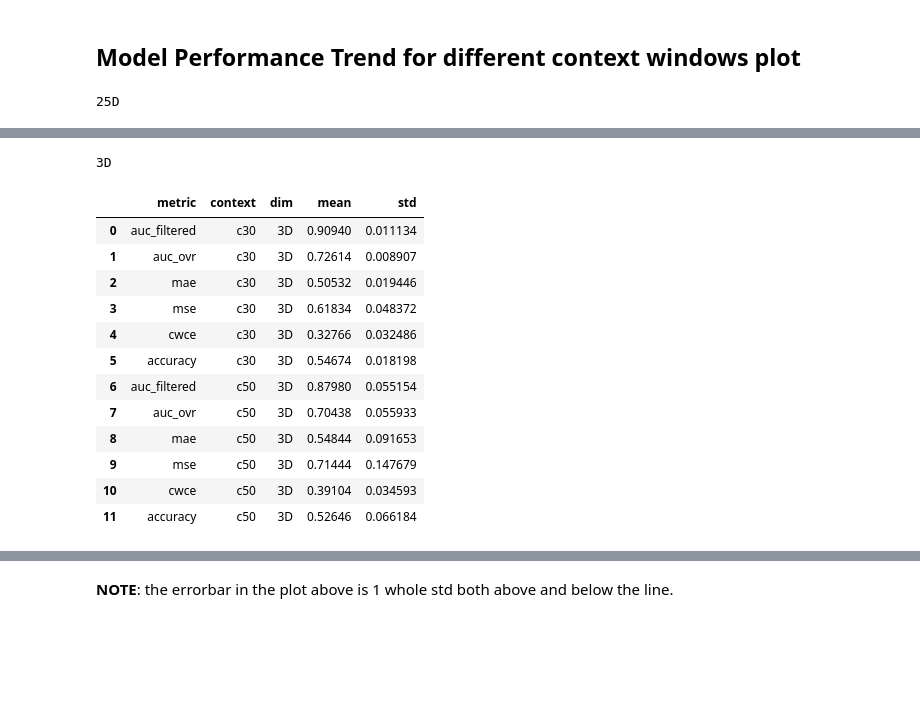
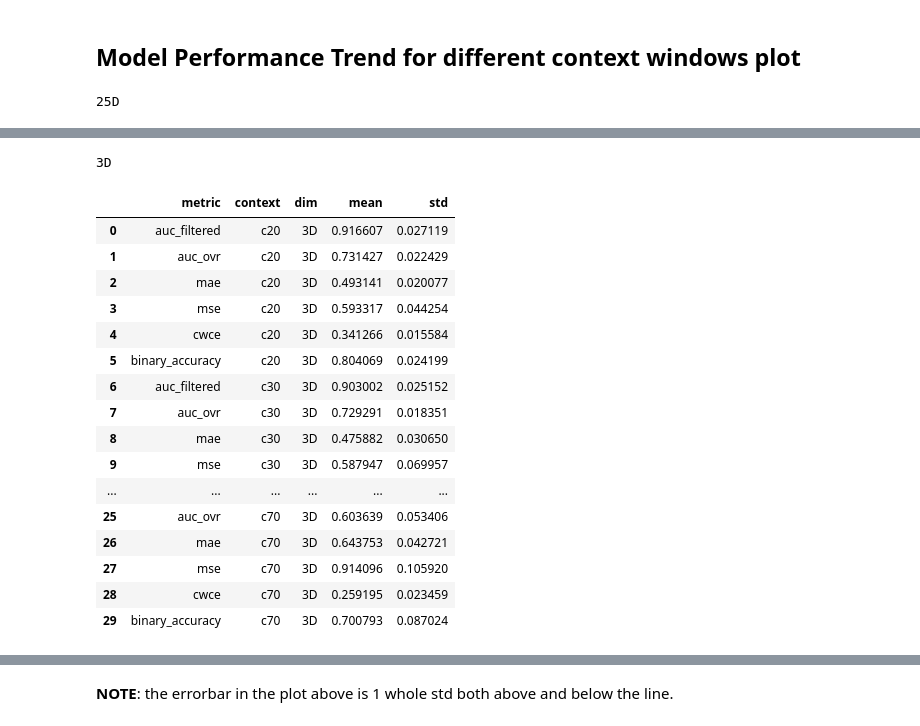
Before and after one commit to maxADeVisser/master_thesis, a Jupyter notebook: report/plots.ipynb, the cells around one changed output, grey strips where cells are left out. Cells and saved outputs as stored; diff of their text form; code cells hidden in the pictures; blank space fills up the shorter version.

```diff
--- a/report/plots.ipynb
+++ b/report/plots.ipynb
@@ -140,23 +140,26 @@ def get_results_df(experiment_ids: list[str]) -> pd.DataFrame:
             "mae": [],
             "mse": [],
             "cwce": [],
-            "accuracy": [],
+            "binary_accuracy": [],
         }
         for fold in results[exp]["fold_results"]:
-            # choosen_loss =  # fold["best_loss"] # TODO use the metrics for the best loss
-            val_auc_filtered = fold["val_AUC_filtered"][-1]
-            val_auc_ovr = fold["val_AUC_ovr"][-1]
-            val_mae = fold["val_maes"][-1]
-            val_mse = fold["val_mses"][-1]
-            val_cwce = fold["val_cwces"][-1]
-            val_accuracy = fold["val_accuracies"][-1]
+            # TODO use the metrics for the best loss
+            best_loss_epoch = fold["best_loss_epoch"] - 1 # saved as 1-indexed
+            # best_loss_epoch = -1 # use the last epoch
+
+            val_auc_filtered = fold["val_AUC_filtered"][best_loss_epoch]
+            val_auc_ovr = fold["val_AUC_ovr"][best_loss_epoch]
+            val_mae = fold["val_maes"][best_loss_epoch]
+            val_mse = fold["val_mses"][best_loss_epoch]
+            val_cwce = fold["val_cwces"][best_loss_epoch]
+            val_accuracy = fold["val_binary_accuracies"][best_loss_epoch]
 
             all_fold_results["auc_filtered"].append(val_auc_filtered)
             all_fold_results["auc_ovr"].append(val_auc_ovr)
             all_fold_results["mae"].append(val_mae)
             all_fold_results["mse"].append(val_mse)
             all_fold_results["cwce"].append(val_cwce)
-            all_fold_results["accuracy"].append(val_accuracy)
+            all_fold_results["binary_accuracy"].append(val_accuracy)
 
         agg_results = {}
         for k, v in all_fold_results.items():
@@ -177,8 +180,12 @@ experiments_25D = [
     "c70_25D_2411_1705",
 ]
 experiments_3D = [
-    "c30_3D_1711_1513",
-    "c50_3D_1711_2149",
+    "c20_3D_2511_0013",
+    "c30_3D_2411_1947",
+    "c40_3D_2511_1536",
+    "c50_3D_2411_1831",
+    # "c60_3D_2511_2027",
+    "c70_3D_2411_1824",
 ]
 
 agg_results_25D = get_results_df(experiments_25D)
@@ -209,16 +216,20 @@ display(agg_results_3D)
 3D
 |  | metric | context | dim | mean | std |
-| 0 | auc_filtered | c30 | 3D | 0.90940 | 0.011134 |
-| 1 | auc_ovr | c30 | 3D | 0.72614 | 0.008907 |
-| 2 | mae | c30 | 3D | 0.50532 | 0.019446 |
-| 3 | mse | c30 | 3D | 0.61834 | 0.048372 |
-| 4 | cwce | c30 | 3D | 0.32766 | 0.032486 |
-| 5 | accuracy | c30 | 3D | 0.54674 | 0.018198 |
-| 6 | auc_filtered | c50 | 3D | 0.87980 | 0.055154 |
-| 7 | auc_ovr | c50 | 3D | 0.70438 | 0.055933 |
-| 8 | mae | c50 | 3D | 0.54844 | 0.091653 |
-| 9 | mse | c50 | 3D | 0.71444 | 0.147679 |
-| 10 | cwce | c50 | 3D | 0.39104 | 0.034593 |
-| 11 | accuracy | c50 | 3D | 0.52646 | 0.066184 |
+| 0 | auc_filtered | c20 | 3D | 0.916607 | 0.027119 |
+| 1 | auc_ovr | c20 | 3D | 0.731427 | 0.022429 |
+| 2 | mae | c20 | 3D | 0.493141 | 0.020077 |
+| 3 | mse | c20 | 3D | 0.593317 | 0.044254 |
+| 4 | cwce | c20 | 3D | 0.341266 | 0.015584 |
+| 5 | binary_accuracy | c20 | 3D | 0.804069 | 0.024199 |
+| 6 | auc_filtered | c30 | 3D | 0.903002 | 0.025152 |
+| 7 | auc_ovr | c30 | 3D | 0.729291 | 0.018351 |
+| 8 | mae | c30 | 3D | 0.475882 | 0.030650 |
+| 9 | mse | c30 | 3D | 0.587947 | 0.069957 |
+| ... | ... | ... | ... | ... | ... |
+| 25 | auc_ovr | c70 | 3D | 0.603639 | 0.053406 |
+| 26 | mae | c70 | 3D | 0.643753 | 0.042721 |
+| 27 | mse | c70 | 3D | 0.914096 | 0.105920 |
+| 28 | cwce | c70 | 3D | 0.259195 | 0.023459 |
+| 29 | binary_accuracy | c70 | 3D | 0.700793 | 0.087024 |
 # %%
 n_metrics = agg_results_25D["metric"].nunique()
```
Also changed, not shown: parts of 5 cells of this notebook, 2 other files.
